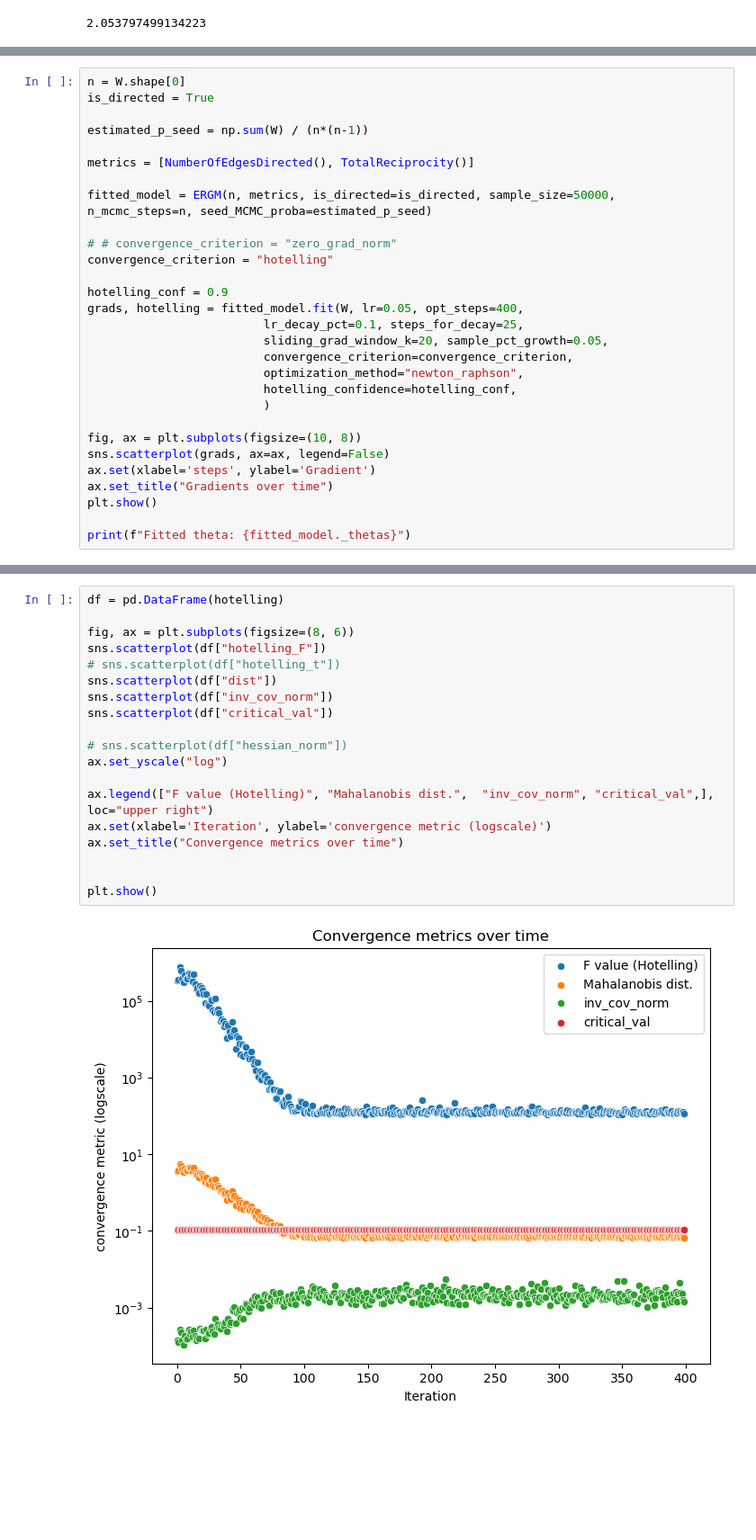
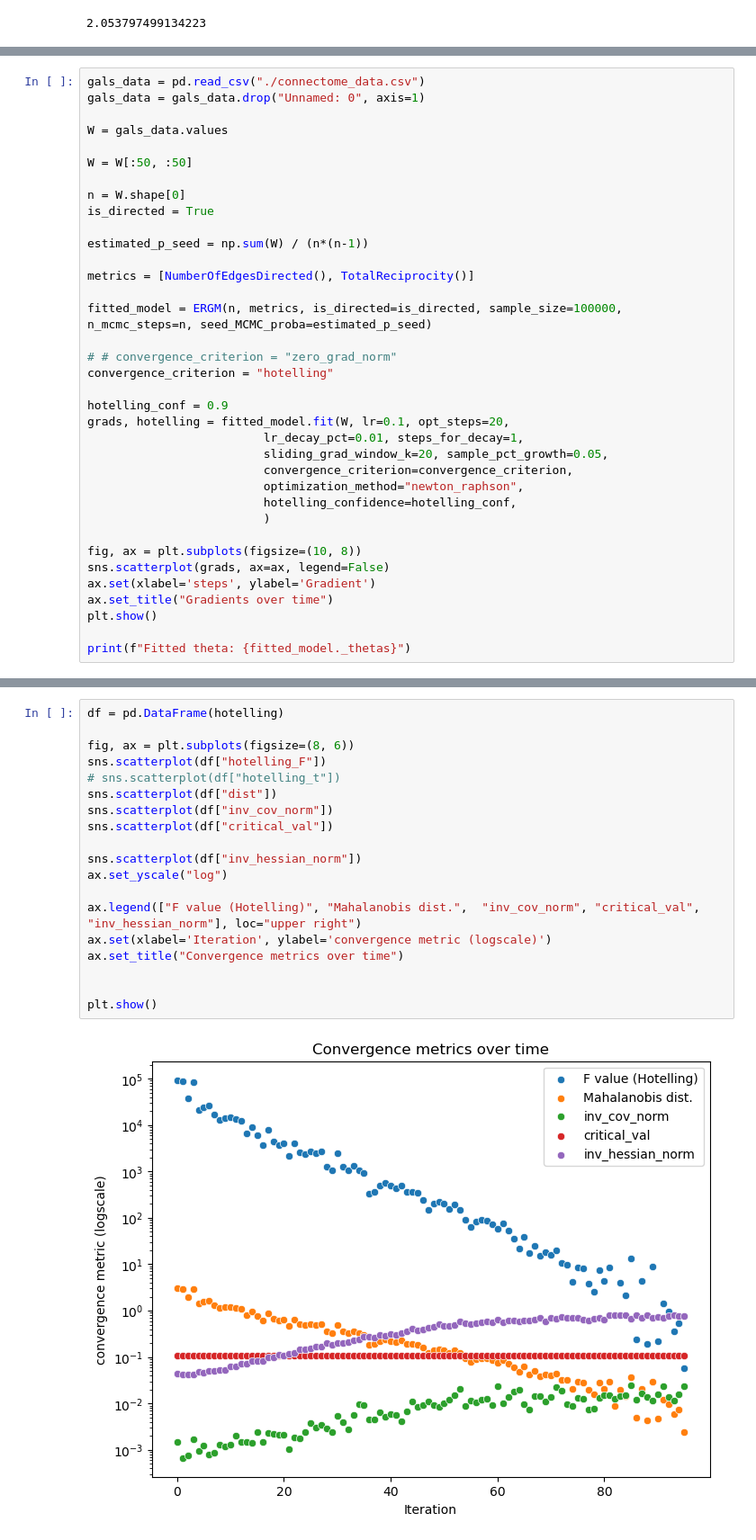
Before and after one commit to tomtalp/pyERGM, a Jupyter notebook: examples/first_example.ipynb, the cells around one changed output, grey strips where cells are left out. Shown at 90% size. Cells and saved outputs as stored; diff of their text form; blank space fills up the shorter version.

```diff
--- a/examples/first_example.ipynb
+++ b/examples/first_example.ipynb
@@ -307,4 +300,11 @@ W = W[:50, :50]
 # %%
+gals_data = pd.read_csv("./connectome_data.csv")
+gals_data = gals_data.drop("Unnamed: 0", axis=1)
+
+W = gals_data.values
+
+W = W[:50, :50]
+
 n = W.shape[0]
 is_directed = True
 
@@ -312,14 +312,14 @@ estimated_p_seed = np.sum(W) / (n*(n-1))
 
 metrics = [NumberOfEdgesDirected(), TotalReciprocity()]
 
-fitted_model = ERGM(n, metrics, is_directed=is_directed, sample_size=50000, n_mcmc_steps=n, seed_MCMC_proba=estimated_p_seed)
+fitted_model = ERGM(n, metrics, is_directed=is_directed, sample_size=100000, n_mcmc_steps=n, seed_MCMC_proba=estimated_p_seed)
 
 # # convergence_criterion = "zero_grad_norm"
 convergence_criterion = "hotelling"
 
 hotelling_conf = 0.9
-grads, hotelling = fitted_model.fit(W, lr=0.05, opt_steps=400,
-                         lr_decay_pct=0.1, steps_for_decay=25,
+grads, hotelling = fitted_model.fit(W, lr=0.1, opt_steps=20,
+                         lr_decay_pct=0.01, steps_for_decay=1,
                          sliding_grad_window_k=20, sample_pct_growth=0.05,
                          convergence_criterion=convergence_criterion,
                          optimization_method="newton_raphson",
@@ -357,21 +372,21 @@ Fitted theta: [-4.12359    9.2860467]
 # %%
 df = pd.DataFrame(hotelling)
 
 fig, ax = plt.subplots(figsize=(8, 6))
 sns.scatterplot(df["hotelling_F"])
 # sns.scatterplot(df["hotelling_t"])
 sns.scatterplot(df["dist"])
 sns.scatterplot(df["inv_cov_norm"])
 sns.scatterplot(df["critical_val"])
 
-# sns.scatterplot(df["hessian_norm"])
+sns.scatterplot(df["inv_hessian_norm"])
 ax.set_yscale("log")
 
-ax.legend(["F value (Hotelling)", "Mahalanobis dist.",  "inv_cov_norm", "critical_val",], loc="upper right")
+ax.legend(["F value (Hotelling)", "Mahalanobis dist.",  "inv_cov_norm", "critical_val", "inv_hessian_norm"], loc="upper right")
 ax.set(xlabel='Iteration', ylabel='convergence metric (logscale)')
 ax.set_title("Convergence metrics over time")
 
 
 plt.show()
 # %% [output]
-[figure, old version]
+[figure, new version]
```
Also changed, not shown: parts of 7 cells of this notebook, 5 other files.
